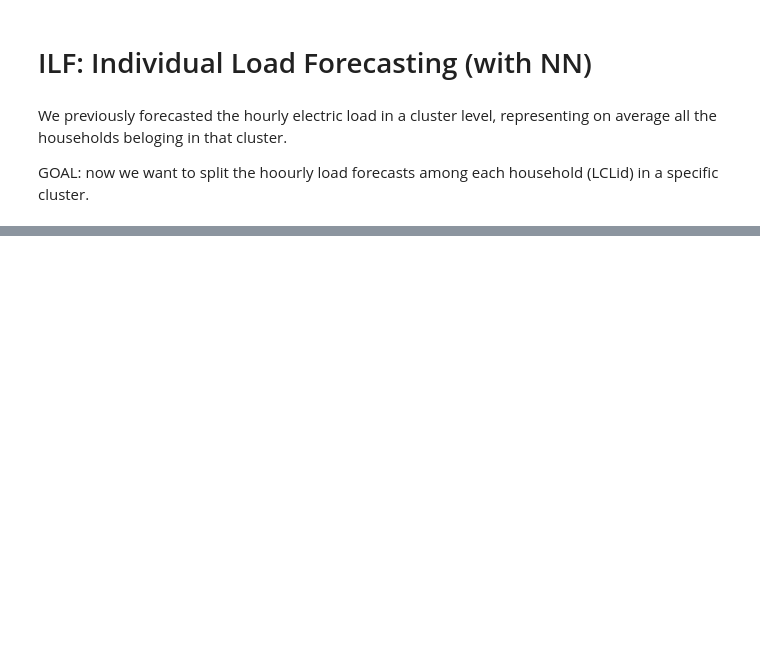
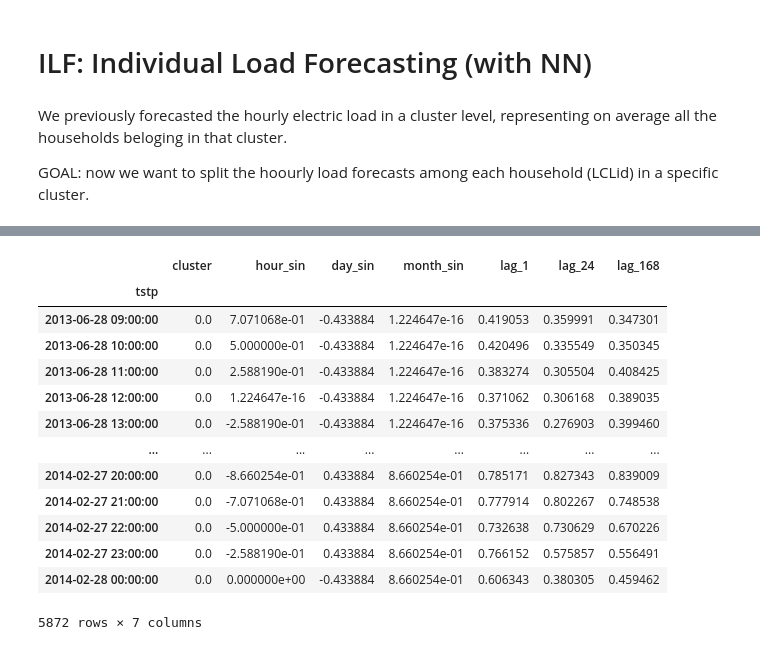
Before and after one commit to samueleborgognoni/kmeans_nn_ILF_london_smart_meters, a Jupyter notebook: 4_Load_Forecasting.ipynb, the cells around one changed output, grey strips where cells are left out. Drawn from its saved outputs; the diff is of its cells as text; code cells hidden in the pictures; blank space fills up the shorter version.

```diff
--- a/4_Load_Forecasting.ipynb
+++ b/4_Load_Forecasting.ipynb
@@ -649,0 +719,17 @@ GOAL: now we want to split the hoourly load forecasts among each household (LCLi
+# %%
+X_test
+# %% [output]
+|  | cluster | hour_sin | day_sin | month_sin | lag_1 | lag_24 | lag_168 |
+| tstp |  |  |  |  |  |  |  |
+| 2013-06-28 09:00:00 | 0.0 | 7.071068e-01 | -0.433884 | 1.224647e-16 | 0.419053 | 0.359991 | 0.347301 |
+| 2013-06-28 10:00:00 | 0.0 | 5.000000e-01 | -0.433884 | 1.224647e-16 | 0.420496 | 0.335549 | 0.350345 |
+| 2013-06-28 11:00:00 | 0.0 | 2.588190e-01 | -0.433884 | 1.224647e-16 | 0.383274 | 0.305504 | 0.408425 |
+| 2013-06-28 12:00:00 | 0.0 | 1.224647e-16 | -0.433884 | 1.224647e-16 | 0.371062 | 0.306168 | 0.389035 |
+| 2013-06-28 13:00:00 | 0.0 | -2.588190e-01 | -0.433884 | 1.224647e-16 | 0.375336 | 0.276903 | 0.399460 |
+| ... | ... | ... | ... | ... | ... | ... | ... |
+| 2014-02-27 20:00:00 | 0.0 | -8.660254e-01 | 0.433884 | 8.660254e-01 | 0.785171 | 0.827343 | 0.839009 |
+| 2014-02-27 21:00:00 | 0.0 | -7.071068e-01 | 0.433884 | 8.660254e-01 | 0.777914 | 0.802267 | 0.748538 |
+| 2014-02-27 22:00:00 | 0.0 | -5.000000e-01 | 0.433884 | 8.660254e-01 | 0.732638 | 0.730629 | 0.670226 |
+| 2014-02-27 23:00:00 | 0.0 | -2.588190e-01 | 0.433884 | 8.660254e-01 | 0.766152 | 0.575857 | 0.556491 |
+| 2014-02-28 00:00:00 | 0.0 | 0.000000e+00 | -0.433884 | 8.660254e-01 | 0.606343 | 0.380305 | 0.459462 |
+5872 rows × 7 columns
```
Also changed, not shown: parts of 20 cells of this notebook.
